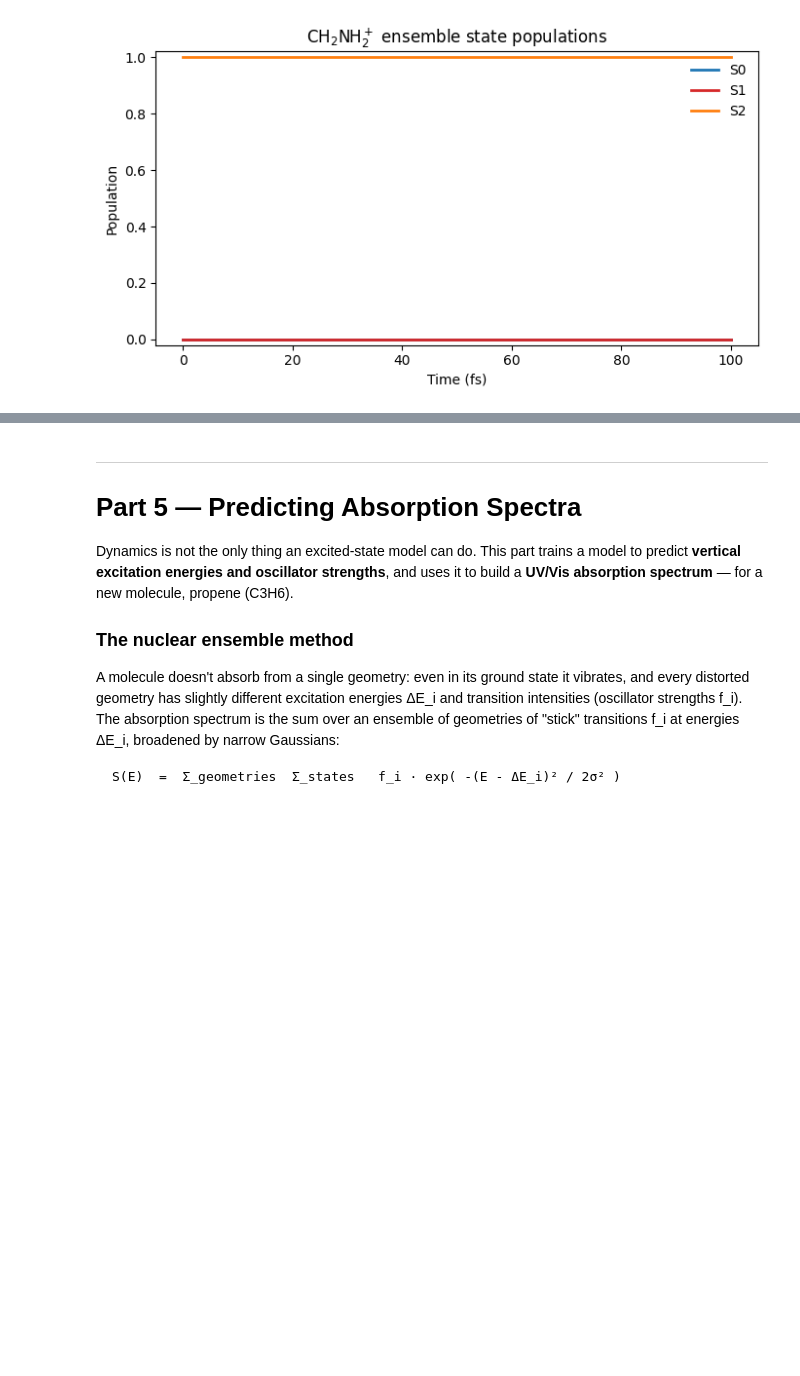
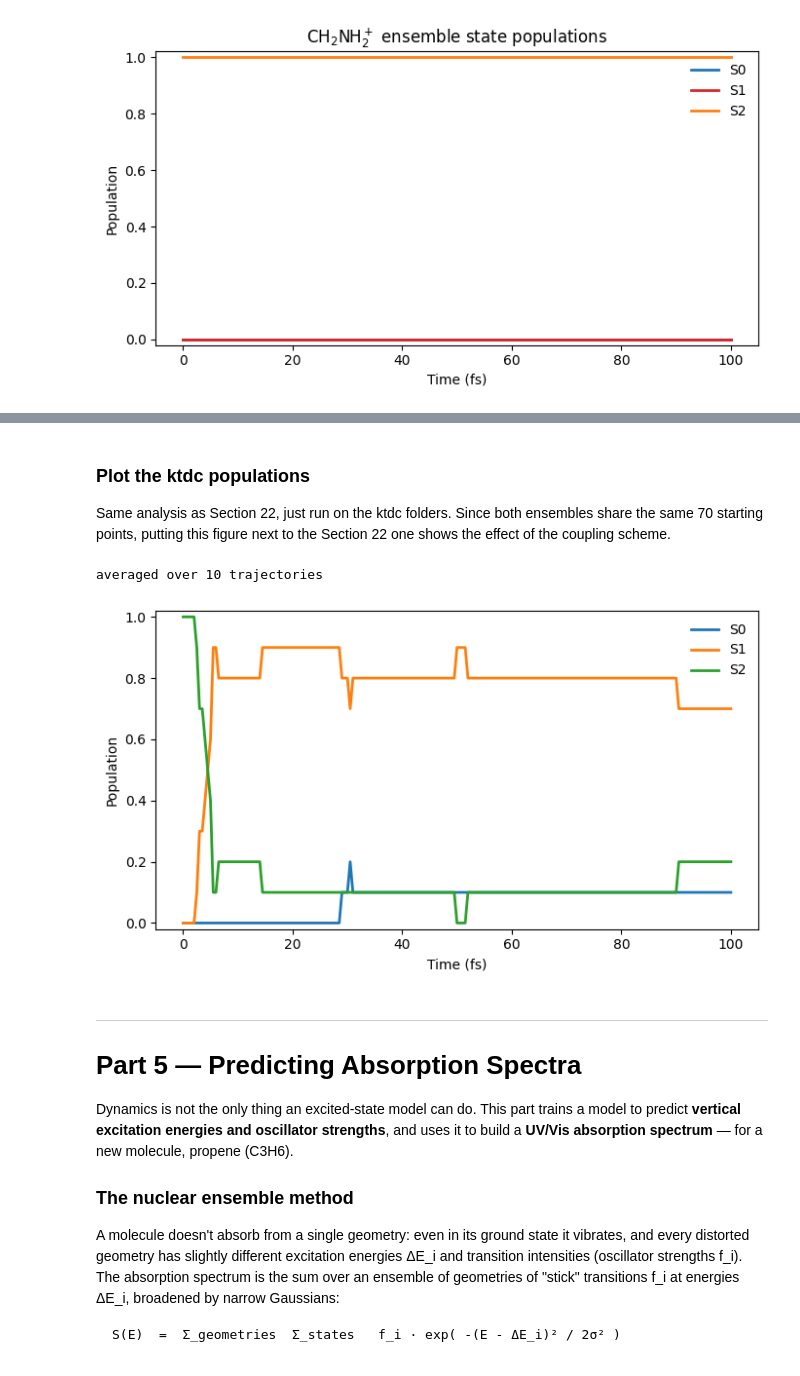
Before and after one commit to rhyan10/X-MACE, a Jupyter notebook: tutorial-summer-school.ipynb, the cells around one changed output, grey strips where cells are left out. Cells and saved outputs as stored; diff of their text form; code cells hidden in the pictures; blank space fills up the shorter version.

```diff
--- a/tutorial-summer-school.ipynb
+++ b/tutorial-summer-school.ipynb
@@ -1169,0 +1202,16 @@ plt.show()
+# %%
+import os, glob
+
+# Unpack the ktdc ensemble into its own folder (leaves the nacdr one untouched).
+!mkdir -p /content/xmace_run_ktdc && unzip -q -o X-MACE/tutorials/ch2nh2_example_trajectories_ktdc.zip -d /content/xmace_run_ktdc
+ENSEMBLE_K = glob.glob("/content/xmace_run_ktdc/*")[0]
+
+# Same interface files as Section 19 -- but properties is just "energy forces": no NACs.
+for d in glob.glob(f"{ENSEMBLE_K}/TRAJ_*"):
+    os.makedirs(f"{d}/QM", exist_ok=True)
+    open(f"{d}/QM/MACE.template", "w").write(
+        f"model_file {model}\ndevice cpu\ncutoff 10.0\n"
+        "properties energy forces\nenergy_unit eV\ndistance_unit Ang\n")
+    open(f"{d}/QM/MACE.resources", "w").close()
+
+print(len(glob.glob(f"{ENSEMBLE_K}/TRAJ_*")), "ktdc folders ready")
@@ -1170,3 +1260,24 @@ plt.show()
+# %% [markdown]
+### Plot the ktdc populations
+
+Same analysis as Section 22, just run on the ktdc folders. Since both ensembles share the
+same 70 starting points, putting this figure next to the Section 22 one shows the effect
+of the coupling scheme.
+# %%
+# State populations from the ktdc ensemble.
+import matplotlib.pyplot as plt
+
+t, pop, n = compute_populations(ENSEMBLE_K, n_states=3, dt=0.5, tmax=100.0)
+print(f"averaged over {n} trajectories")
+
+plt.figure(figsize=(7, 4))
+for s in range(3):
+    plt.plot(t, pop[:, s], lw=2, label=f"S{s}")
+plt.xlabel("Time (fs)"); plt.ylabel("Population"); plt.ylim(-0.02, 1.02)
+plt.legend(frameon=False); plt.tight_layout(); plt.show()
+# %% [output]
+averaged over 10 trajectories
+[figure, added]
 # %% [markdown]
 ---
 # Part 5 — Predicting Absorption Spectra
```
Also changed, not shown: parts of 21 cells of this notebook.
